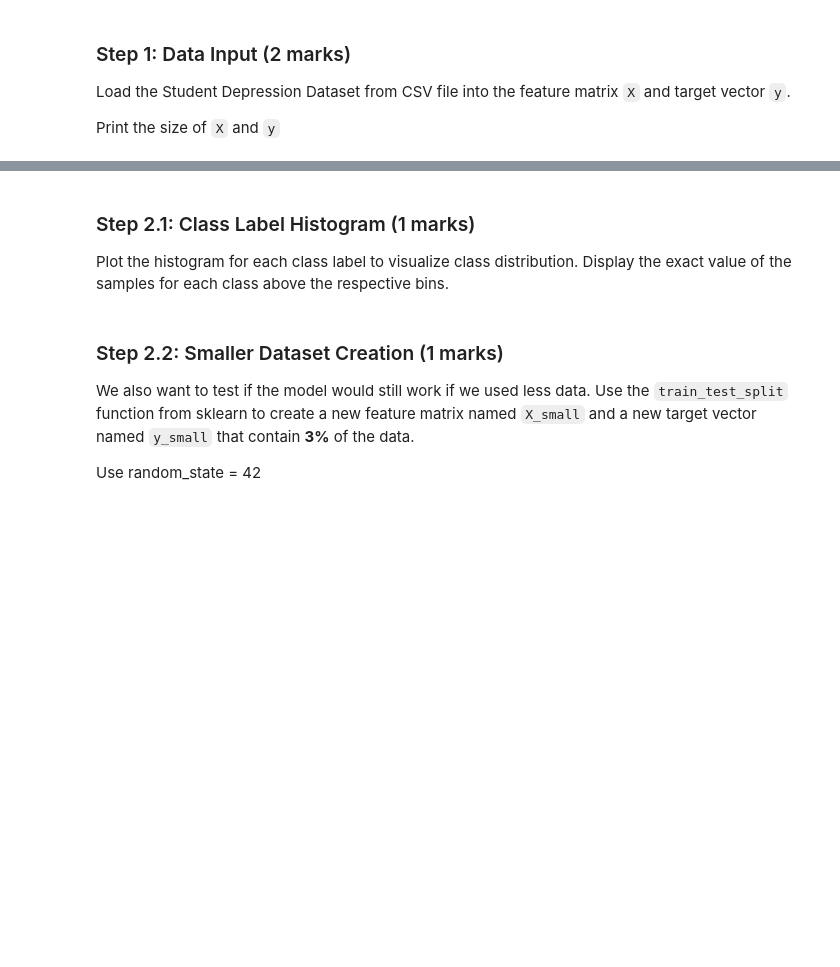
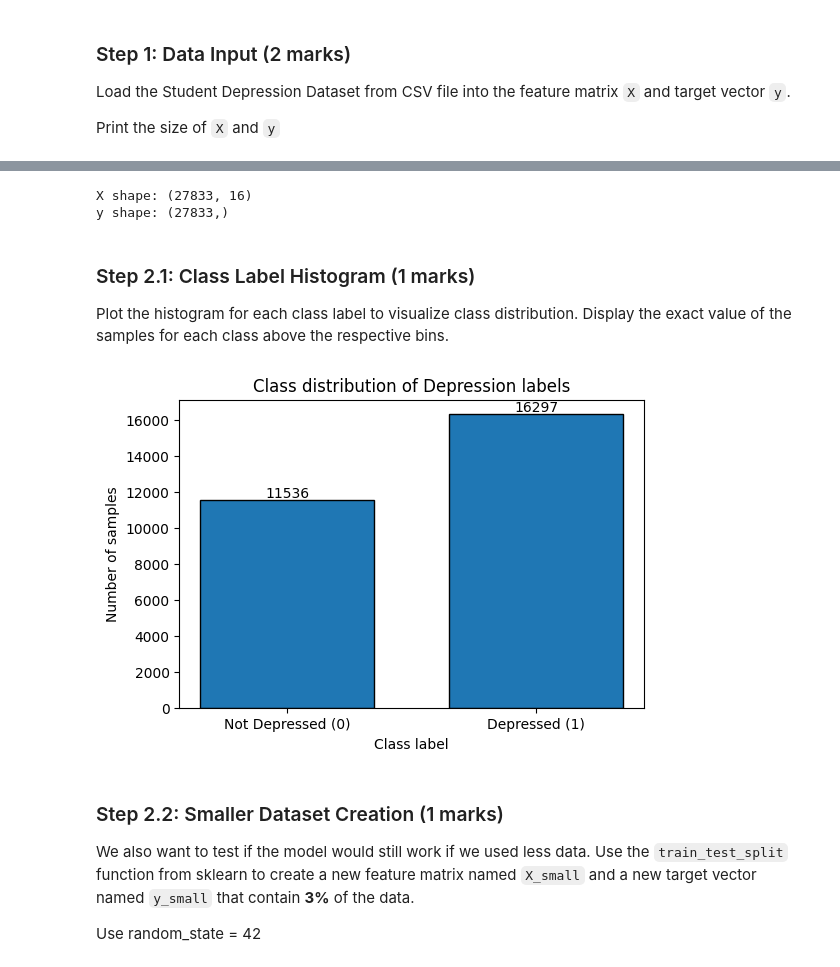
Before and after one commit to KentBerry680/ENGG680_2025_Fall---group-20-assignments, a Jupyter notebook: Lab Assignment 2/Assignment2_Upload.ipynb, the cells around one changed output, grey strips where cells are left out. Drawn from its saved outputs; the diff is of its cells as text; code cells hidden in the pictures; blank space fills up the shorter version.

```diff
--- a/Lab Assignment 2/Assignment2_Upload.ipynb
+++ b/Lab Assignment 2/Assignment2_Upload.ipynb
@@ -766,16 +845,21 @@ Load the Student Depression Dataset from CSV file into the feature matrix `X` an
 Print the size of `X` and `y`
 # %%
 # Load the Student Depression Dataset
-data = pd.read_csv('')
+data = pd.read_csv('/content/ENGG680_2025_Fall---group-20-assignments/Lab Assignment 2/Assignment 2 Data/part2_data/Student Depression Dataset.csv')
 
 # Basic data preprocessing
-data.drop(   )  # Remove irrelevant ID column
-data.dropna(   )  # Remove rows with missing values
-data.drop_duplicates(   )  # Remove duplicate rows
+data.drop(columns=['id'], inplace=True) # Remove irrelevant ID column
+data.dropna(inplace=True) # Remove rows with missing values
+data.drop_duplicates(inplace=True)  # Remove duplicate rows
 
 # Remove 'Other' category entries as they provide no useful information (1 marks)
-# your code here
+data = data[
+    (data['Sleep Duration'] != 'Others') &
+    (data['Dietary Habits'] != 'Others') &
+    (data['Degree'] != 'Others')
+]
 
 
 # Print the shape of the dataset after preprocessing and display the first 5 rows using head()
-# your code here
+print("Shape after preprocessing:", data.shape)
+data.head()
@@ -793,11 +885,15 @@ for col in categorical_columns:
         data[col] = labelencoder.fit_transform(data[col])
 
 # Prepare feature matrix X and target vector y (1 marks)
-y =  # Target vector
-X =  # Feature matrix
+y = data['Depression'].values
+X = data.drop(columns=['Depression']).values
 
 # Display sizes of X and y
-# your code here
+print("X shape:", X.shape)
+print("y shape:", y.shape)
+# %% [output]
+X shape: (27833, 16)
+y shape: (27833,)
 # %% [markdown]
 ### Step 2.1: Class Label Histogram (1 marks)
 
@@ -815,3 +901,26 @@ plt.show()
+# %%
+# Check the class distribution of y
+plt.figure(figsize=(6,4))
+counts, bins, patches = plt.hist(y, bins=np.arange(-0.5, 2, 1),
+                                 edgecolor='black', rwidth=0.7)
+
+plt.xticks([0, 1], ['Not Depressed (0)', 'Depressed (1)'])
+plt.xlabel('Class label')
+plt.ylabel('Number of samples')
+plt.title('Class distribution of Depression labels')
+
+
+# Display exact values for each bin in the histogram
+# hint: Use for loop
+for i, count in enumerate(counts):
+    x_pos = (bins[i] + bins[i+1]) / 2
+    plt.text(x_pos, count, str(int(count)),
+             ha='center', va='bottom')
+
+
+plt.show()
+# %% [output]
+[figure, added]
 # %% [markdown]
 ### Step 2.2: Smaller Dataset Creation (1 marks)
 
```
Also changed, not shown: parts of 10 cells of this notebook.
